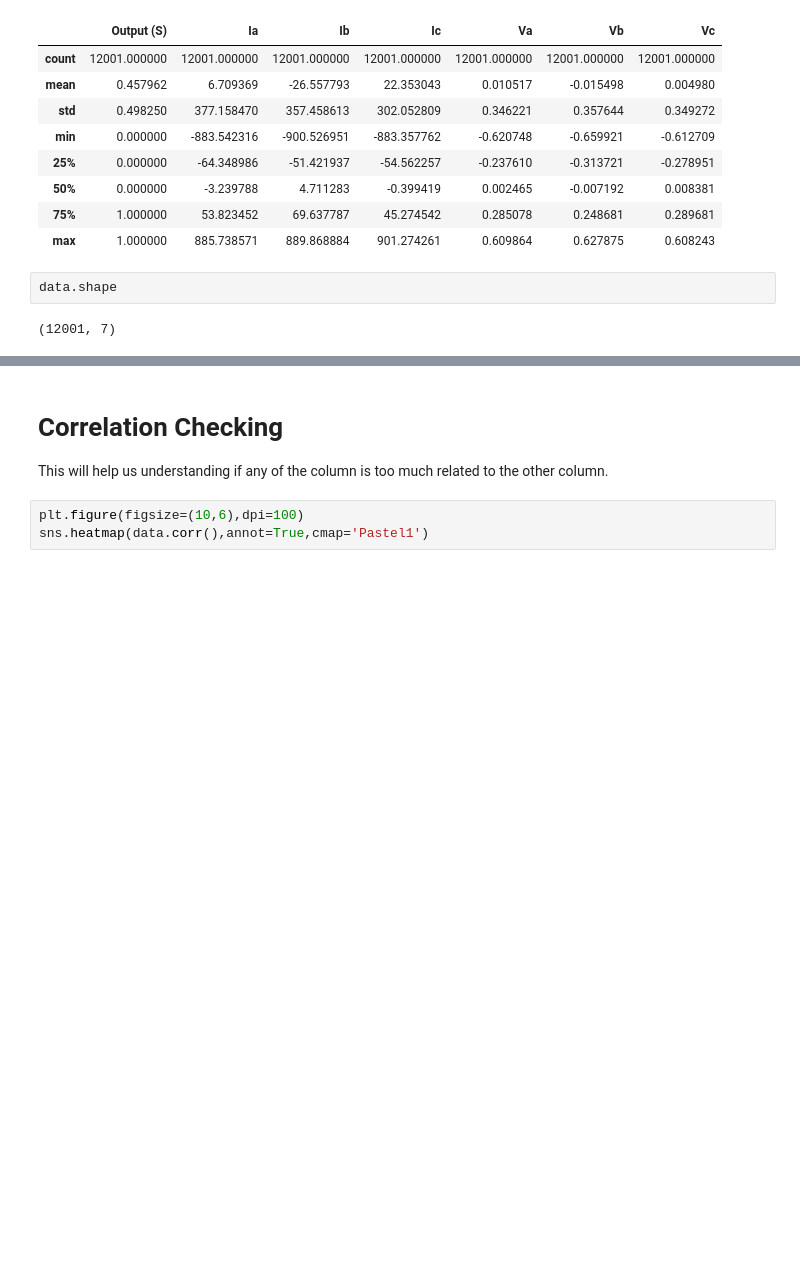
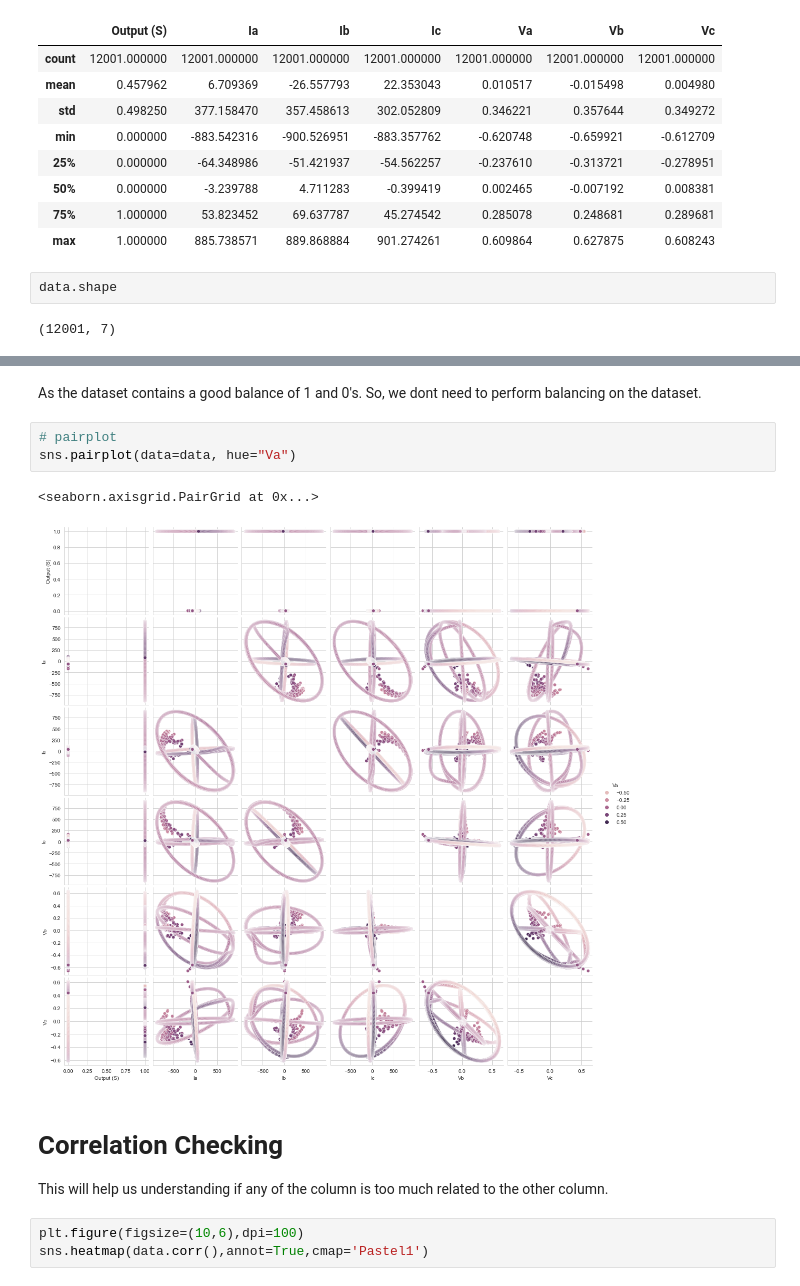
Before and after one commit to fahim-muntasir-niloy/electrical_fault_classification, a Jupyter notebook: Electrical_line_fault_prediction.ipynb, the cells around one changed output, grey strips where cells are left out. Saved outputs shown, nothing was run; the diff lists cells and outputs as text; blank space fills up the shorter version.

Commit message:
pair plot added

```diff
--- a/Electrical_line_fault_prediction.ipynb
+++ b/Electrical_line_fault_prediction.ipynb
@@ -78,3 +78,11 @@ data["Output (S)"].value_counts().plot(kind='barh')
+# %% [markdown]
+As the dataset contains a good balance of 1 and 0's. So, we dont need to perform balancing on the dataset.
+# %%
+# pairplot
+sns.pairplot(data=data, hue="Va")
+# %% [output]
+<seaborn.axisgrid.PairGrid at 0x...>
+[figure, added]
 # %% [markdown]
 # Correlation Checking
 This will help us understanding if any of the column is too much related to the other column.
```
Also changed, not shown: parts of 21 cells of this notebook.
